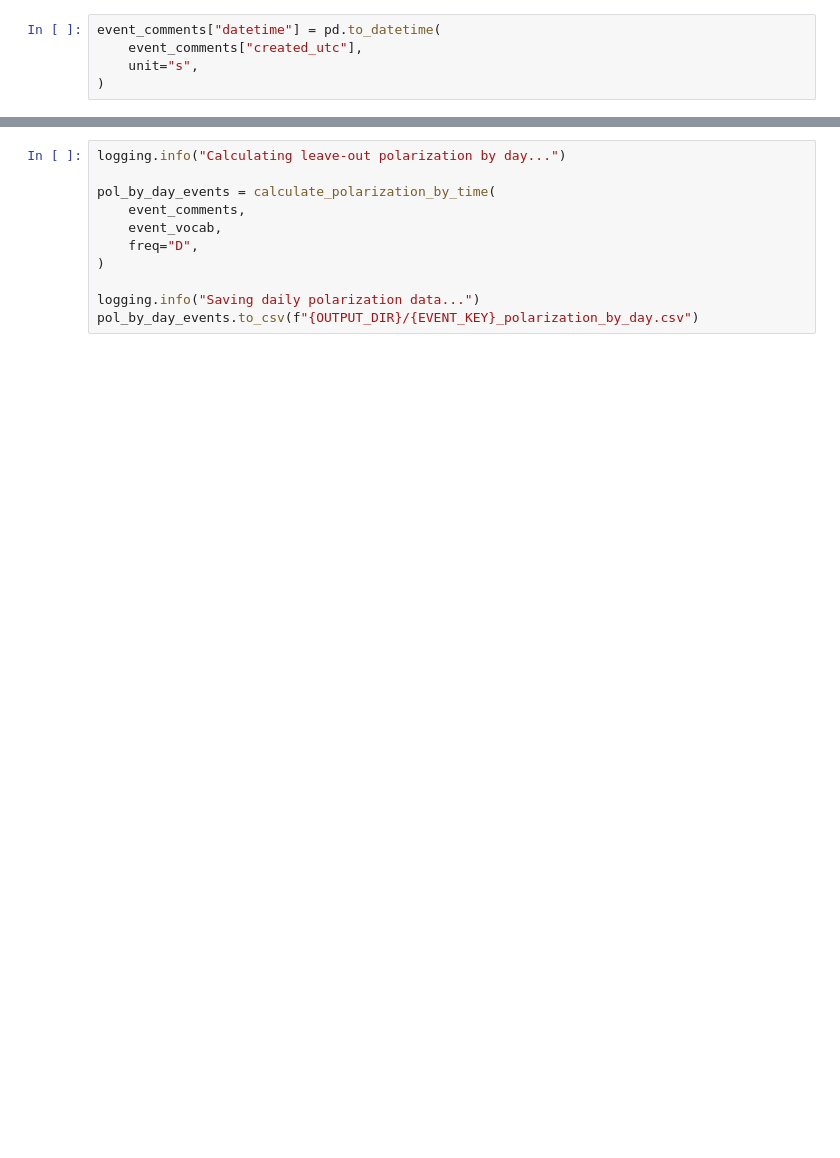
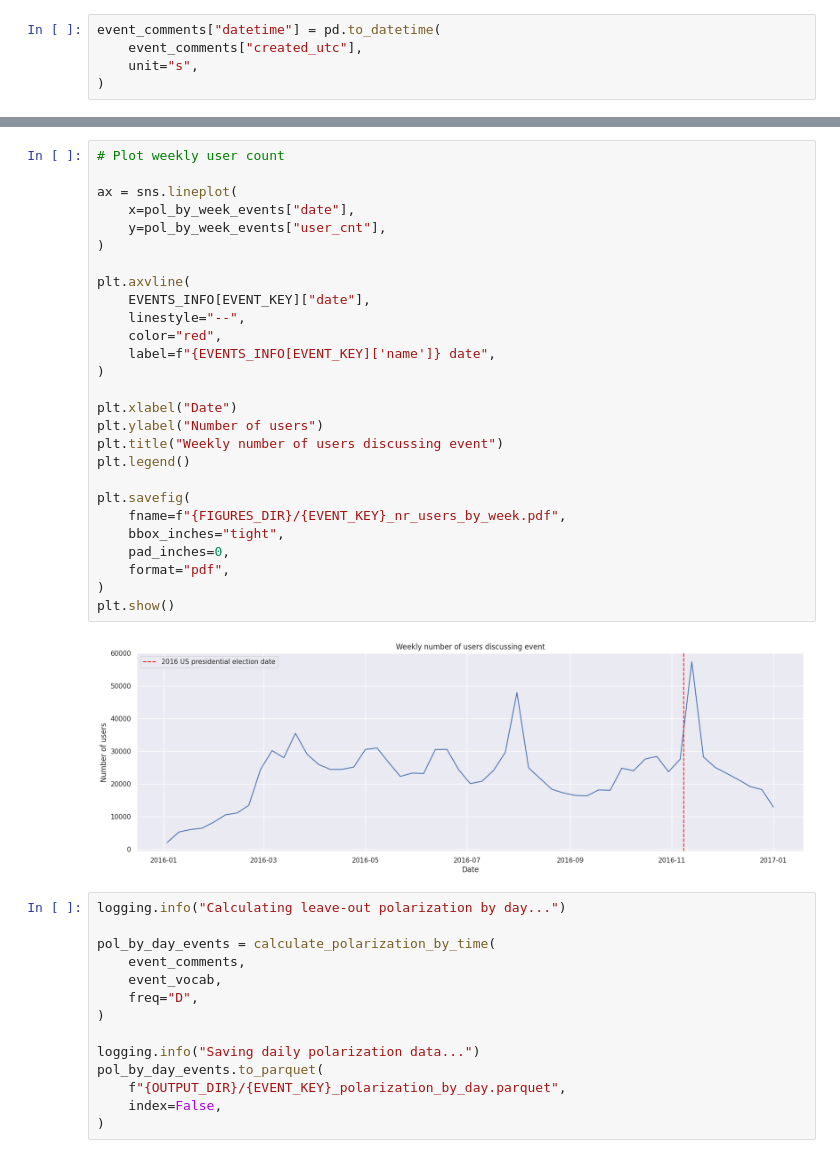
Before and after one commit to xavoliva/polarization_reddit, a Jupyter notebook: polarization/events_polarization.ipynb, the cells around one changed output, grey strips where cells are left out. Cells and saved outputs as stored; diff of their text form; blank space fills up the shorter version.

```diff
--- a/polarization/events_polarization.ipynb
+++ b/polarization/events_polarization.ipynb
@@ -142,3 +153,32 @@ plt.show()
+# %%
+# Plot weekly user count
+
+ax = sns.lineplot(
+    x=pol_by_week_events["date"],
+    y=pol_by_week_events["user_cnt"],
+)
+
+plt.axvline(
+    EVENTS_INFO[EVENT_KEY]["date"],
+    linestyle="--",
+    color="red",
+    label=f"{EVENTS_INFO[EVENT_KEY]['name']} date",
+)
+
+plt.xlabel("Date")
+plt.ylabel("Number of users")
+plt.title("Weekly number of users discussing event")
+plt.legend()
+
+plt.savefig(
+    fname=f"{FIGURES_DIR}/{EVENT_KEY}_nr_users_by_week.pdf",
+    bbox_inches="tight",
+    pad_inches=0,
+    format="pdf",
+)
+plt.show()
+# %% [output]
+[figure, added]
 # %%
 logging.info("Calculating leave-out polarization by day...")
 
@@ -149,5 +189,8 @@ pol_by_day_events = calculate_polarization_by_time(
 )
 
 logging.info("Saving daily polarization data...")
-pol_by_day_events.to_csv(f"{OUTPUT_DIR}/{EVENT_KEY}_polarization_by_day.csv")
+pol_by_day_events.to_parquet(
+    f"{OUTPUT_DIR}/{EVENT_KEY}_polarization_by_day.parquet",
+    index=False,
+)
 # %%
```
Also changed, not shown: parts of 8 cells of this notebook, 2 other files.
